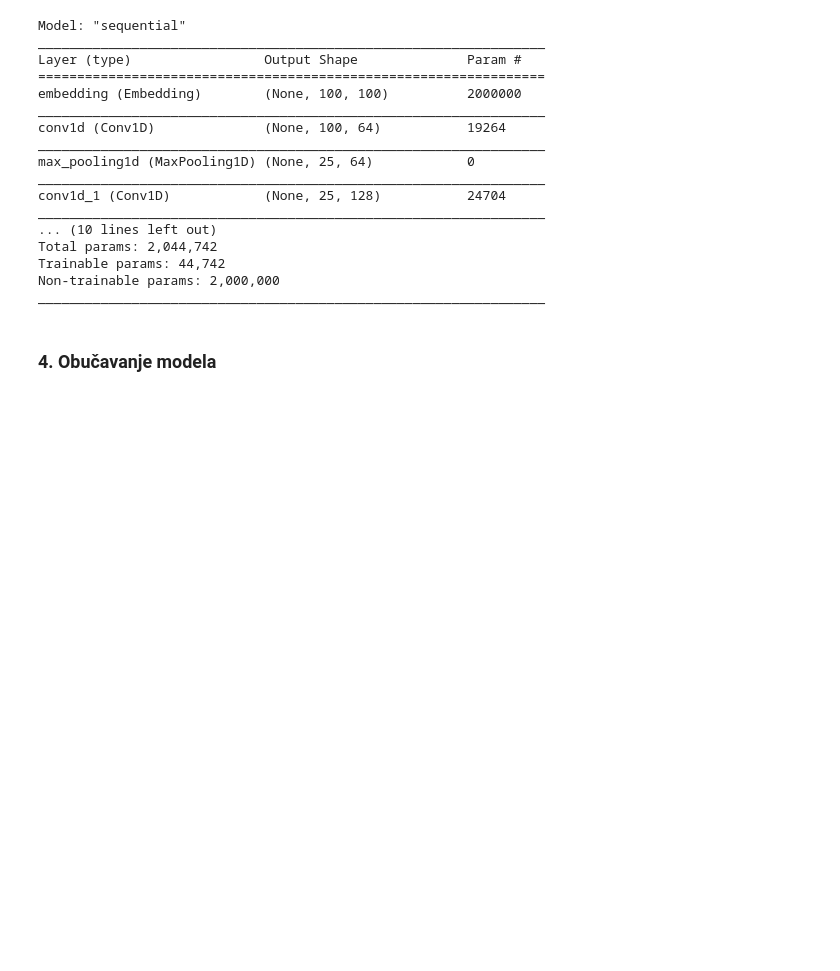
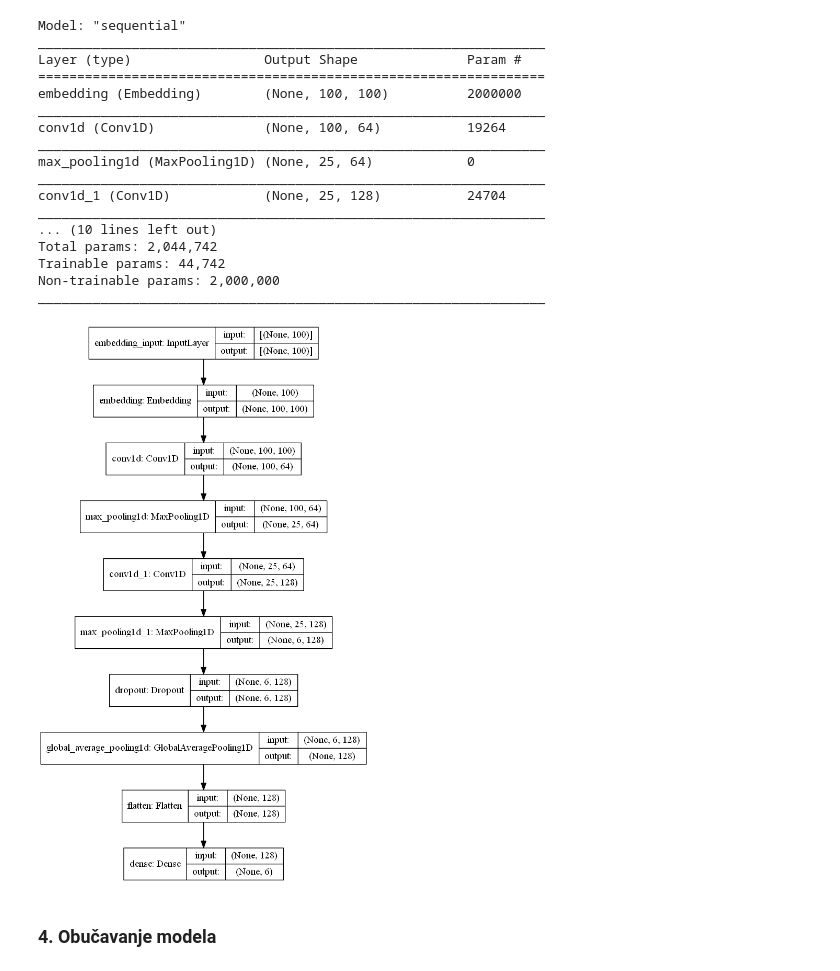
Before and after one commit to Anakin2012/ToxicCommentClassificationChallenge, a Jupyter notebook: 03_ViselabelarnaKlasifikacija.ipynb, the cells around one changed output. Cells and saved outputs as stored; diff of their text form; code cells hidden in the pictures; blank space fills up the shorter version.

```diff
--- a/03_ViselabelarnaKlasifikacija.ipynb
+++ b/03_ViselabelarnaKlasifikacija.ipynb
@@ -145,6 +146,10 @@ Total params: 2,044,742
 Trainable params: 44,742
 Non-trainable params: 2,000,000
 _________________________________________________________________
+# %%
+plot_model(multi_model, to_file='model_plot4a.png', show_shapes=True, show_layer_names=True)
+# %% [output]
+[figure, added]
 # %% [markdown]
 ### 4. Obučavanje modela
 # %%
```
Also changed, not shown: parts of 21 cells of this notebook, 9 other files.
